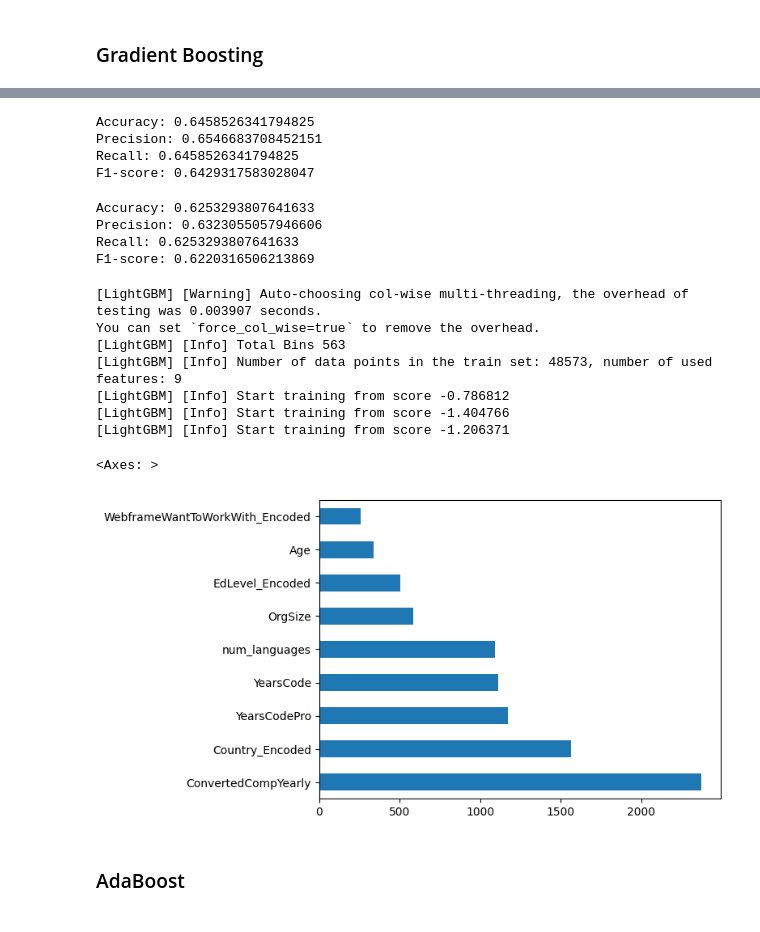
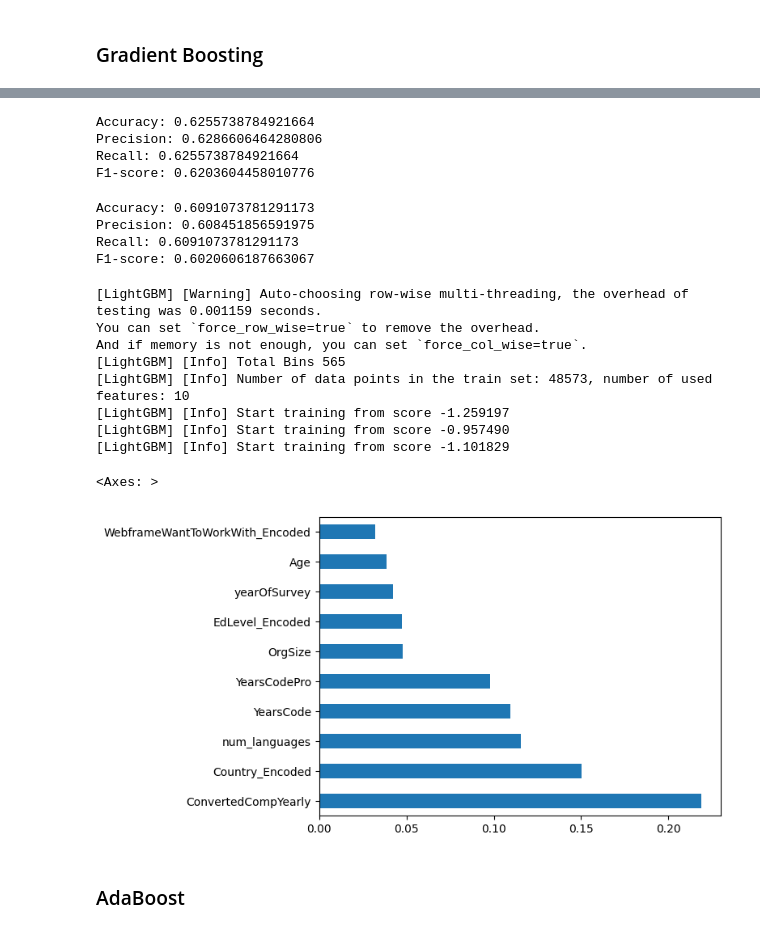
Before and after one commit to Poomon001/Framework-Trend-Model-Analysis, a Jupyter notebook: main.ipynb, the cells around one changed output, grey strips where cells are left out. Drawn from its saved outputs; the diff is of its cells as text; code cells hidden in the pictures.

```diff
--- a/main.ipynb
+++ b/main.ipynb
@@ -940,4 +909,5 @@ data.drop('Country', axis=1, inplace=True)
 data.drop('EdLevel', axis=1, inplace=True)
 
 # remove duplicate rows except for the "WebframeHaveWorkedWith" column
-data.sample(frac=1, random_state=42).drop_duplicates(subset=data.columns.difference(['WebframeHaveWorkedWith_Encoded']), inplace=True)
+shaffled_data = data.sample(frac=1, random_state=42)
+data = shaffled_data.drop_duplicates(subset=data.columns.difference(['WebframeHaveWorkedWith_Encoded'])).reset_index(drop=True)
@@ -955,7 +929,3 @@ train_set_ww, test_set_ww = train_test_split(data, test_size=0.2, stratify=data[
 print(train_set_ww.shape, test_set_ww.shape)
 # %% [output]
 (48573, 11) (12144, 11)
-# %%
-test_set_ww.drop("yearOfSurvey", axis=1, inplace=True)
-train_set_ww.drop("yearOfSurvey", axis=1, inplace=True)
-train_set_ww.info()
@@ -1012,17 +970,17 @@ from sklearn.preprocessing import FunctionTransformer
 from sklearn.pipeline import make_pipeline
 from sklearn.impute import SimpleImputer
 
-num_attribs = ["YearsCode",
-"YearsCodePro",
+num_attribs = [
 "OrgSize",
 "Age",
 "num_languages"]
 
 cat_attribs = ["Country_Encoded",
 "EdLevel_Encoded",
-"WebframeWantToWorkWith_Encoded"]
+"WebframeWantToWorkWith_Encoded",
+"yearOfSurvey"]
 
-log_attribs = ["ConvertedCompYearly"]
+log_attribs = ["ConvertedCompYearly","YearsCode","YearsCodePro"]
 
 log_transform = FunctionTransformer(func=np.log2, feature_names_out="one-to-one", inverse_func=np.exp2)
 
@@ -1038,7 +996,7 @@ log_pipeline = make_pipeline(log_transform, StandardScaler())
 preprocessing = ColumnTransformer([
     ("log", log_pipeline, log_attribs),
     ("num", num_pipeline, num_attribs),
-    ("cat", cat_pipeline, cat_attribs)
+    ("cat", cat_pipeline, cat_attribs),
 ], remainder='passthrough')
 # %% [markdown]
 ## Select Models
@@ -1327,10 +1285,10 @@ print("Precision:", precision)
 print("Recall:", recall)
 print("F1-score:", f1)
 # %% [output]
-Accuracy: 0.6458526341794825
-Precision: 0.6546683708452151
-Recall: 0.6458526341794825
-F1-score: 0.6429317583028047
+Accuracy: 0.6255738784921664
+Precision: 0.6286606464280806
+Recall: 0.6255738784921664
+F1-score: 0.6203604458010776
 # %%
 # Make predictions on the test set
 y_pred = lgbm_model.predict(X_test)
@@ -1346,32 +1304,34 @@ print("Precision:", precision)
 print("Recall:", recall)
 print("F1-score:", f1)
 # %% [output]
-Accuracy: 0.6253293807641633
-Precision: 0.6323055057946606
-Recall: 0.6253293807641633
-F1-score: 0.6220316506213869
+Accuracy: 0.6091073781291173
+Precision: 0.608451856591975
+Recall: 0.6091073781291173
+F1-score: 0.6020606187663067
 # %%
 # Get feature importances from the model
 lgbm = lgbm_model.named_steps['lgbm']
 lgbm.fit(X_train, y_train)
 feature_importances = lgbm.feature_importances_
 
 # Pair feature importances with the feature names
 feature_names = X_train.columns
 feature_importances = pd.Series(feature_importances, index=feature_names)
 
 # plot feature importances
-feature_importances.sort_values(ascending=False).plot(kind='barh')
+scaled_feature_importances = feature_importances / 10000
+scaled_feature_importances.sort_values(ascending=False).plot(kind='barh')
 # %% [output]
-[LightGBM] [Warning] Auto-choosing col-wise multi-threading, the overhead of testing was 0.003907 seconds.
-You can set `force_col_wise=true` to remove the overhead.
-[LightGBM] [Info] Total Bins 563
-[LightGBM] [Info] Number of data points in the train set: 48573, number of used features: 9
-[LightGBM] [Info] Start training from score -0.786812
-[LightGBM] [Info] Start training from score -1.404766
-[LightGBM] [Info] Start training from score -1.206371
+[LightGBM] [Warning] Auto-choosing row-wise multi-threading, the overhead of testing was 0.001159 seconds.
+You can set `force_row_wise=true` to remove the overhead.
+And if memory is not enough, you can set `force_col_wise=true`.
+[LightGBM] [Info] Total Bins 565
+[LightGBM] [Info] Number of data points in the train set: 48573, number of used features: 10
+[LightGBM] [Info] Start training from score -1.259197
+[LightGBM] [Info] Start training from score -0.957490
+[LightGBM] [Info] Start training from score -1.101829
 <Axes: >
-[figure, old version]
+[figure, new version]
 # %% [markdown]
 ### AdaBoost
 # %%
```
Also changed, not shown: parts of 53 cells of this notebook, 1 other file.
